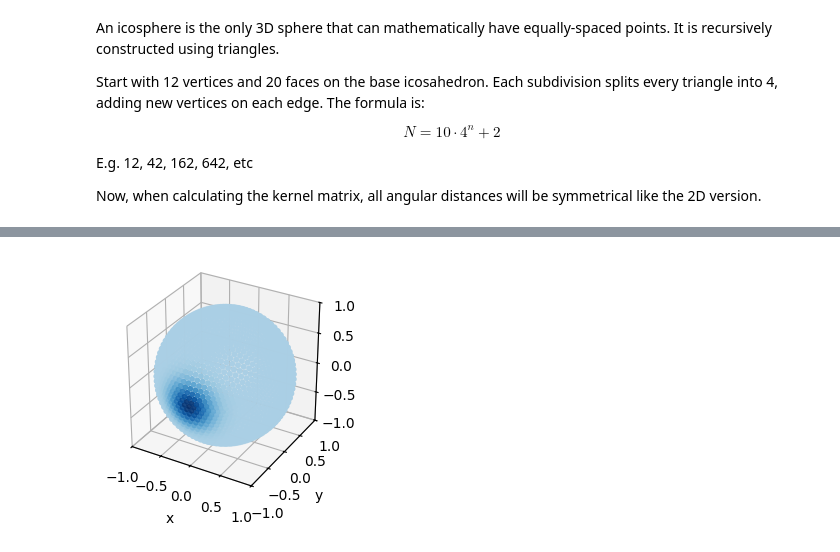
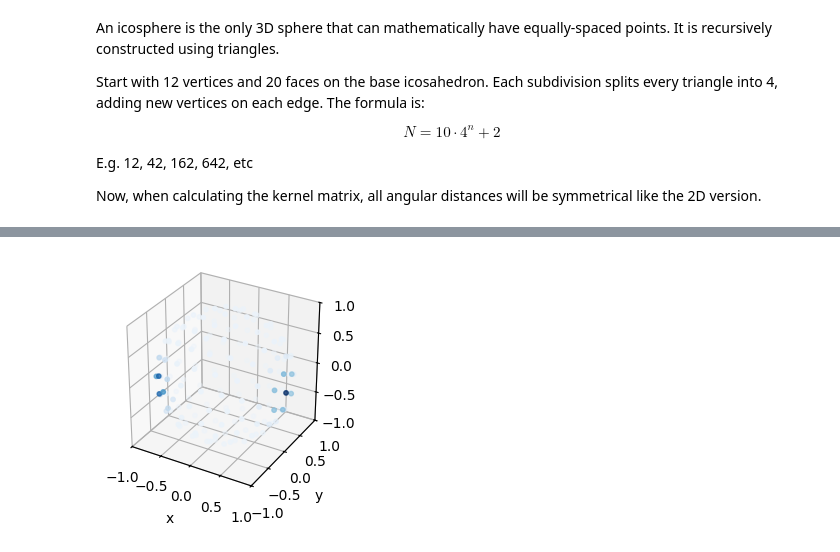
Before and after one commit to noah-ginzburg/RANController, a Jupyter notebook: RAN/mean_field_model_3d.ipynb, the cells around one changed output, grey strips where cells are left out. Saved outputs shown, nothing was run; the diff lists cells and outputs as text; code cells hidden in the pictures.

```diff
--- a/RAN/mean_field_model_3d.ipynb
+++ b/RAN/mean_field_model_3d.ipynb
@@ -106,7 +106,7 @@ def polar_to_cartesian_3D(points):
 #Assumes polar coordinates, will produce a logic error otherwise
 def geodesic_distance(point1, point2):
     #Aka central angular distance
-    alpha = np.arccos(np.clip(np.cos(point1[THETA]) * np.cos(point2[THETA]) + np.sin(point1[THETA]) * np.sin(point2[THETA]) * np.cos(point1[PHI] - point2[PHI])), -1, 1)
+    alpha = np.arccos(np.clip(np.cos(point1[THETA]) * np.cos(point2[THETA]) + np.sin(point1[THETA]) * np.sin(point2[THETA]) * np.cos(point1[PHI] - point2[PHI]), -1, 1))
     return alpha
 
 def plot_polar_points_3D(points, scalar_vals):
@@ -212,7 +210,7 @@ targets = [target1]
 # %%
 #RAN Functions, all assume polar coordinates
 
-def genetate_connection_matrix(sphere_points, J0, J):
+def genetate_connection_matrix(sphere_points, J0, J, v_val):
     num_nodes = len(sphere_points)
     M = np.zeros((num_nodes, num_nodes))
     alphas = np.zeros((num_nodes, num_nodes))
@@ -220,7 +218,9 @@ def genetate_connection_matrix(sphere_points, J0, J):
     for i in range(num_nodes):
         for j in range(num_nodes):
             alphas[i, j] = geodesic_distance(sphere_points[i], sphere_points[j])
-            M[i, j] = J0 + J*np.cos(alphas[i,j])
+            #M[i, j] = J0 + J*np.cos(alphas[i,j])
+            M[i, j] = J0 + J * np.cos(np.pi * np.power((alphas[i,j]/np.pi), v_val)) * (1/num_nodes)
+
 
     return alphas, M
 _
@@ -237,21 +237,21 @@ def generate_sensory_input(sphere_points, targets, kappa):
     b *= (1/np.sqrt(num_nodes))
     return b
 
-def generate_RAN_with_history(u_val, num_nodes, M, num_integrations, dt, sigma, beta, b, target_angles, target_qualities):
+def generate_RAN_with_history(u_val, num_nodes, M, num_integrations, dt, sigma, beta, b):
     # Static RAN run
     z      = np.zeros(num_nodes)
     z_next = np.zeros(num_nodes)
     y      = np.zeros((num_integrations, num_nodes))
 
     for t in range(num_integrations):
-        noise = rand_link_func(y[t], sigma * np.sqrt(dt), 1.0/np.sqrt(N_s))
+        noise = rand_link_func(y[t], sigma * np.sqrt(dt), 1.0/np.sqrt(num_nodes))
         z = z + dt * (-z + np.tanh(u_val * (M @ z) + b - beta) - np.tanh(-beta) + noise)
         y[t] = z
 
     return y
 # %%
 # Node positions and connectivity
-alphas, M = genetate_connection_matrix(nodes, 0, np.pi/100)
+alphas, M = genetate_connection_matrix(nodes, 0, 5, 0.4)
 
 fig, ax = plt.subplots(figsize=(5, 5))
 ax.scatter(alphas, M, color='blue')
@@ -272,29 +281,79 @@ plt.show()
 # %%
-T = 200
+T = 400
 b = generate_sensory_input(nodes, targets, kappa)
-# y = generate_RAN_with_history(u, N_s, M, T, dt, sigma, beta, b, targets, gammas)
-# z_final = y[-1]
+y = generate_RAN_with_history(3.0, N_s, M, T, dt, 15.0, beta, b)
+z_final = y[-1]
 
 # vel_vec_2D = find_vel_avg(theta, z_final)
 
-# plot_ring_cartesian(b, theta, "b (external sensing)")
-# plot_ring_cartesian(z_final, theta, "z (RAN dynamics)")
-# plot_ring_polar(b, theta, "b (external sensing)")
-# plot_ring_polar(z_final, theta, "z (RAN dynamics)")
-
-# plt.figure(figsize=(8,5))
-# plt.imshow(y.T, aspect='auto', origin='lower', cmap='viridis', extent=[0, T, -np.pi, np.pi])
-# plt.colorbar(label='Neural Activation')
-
-#plt.plot()
-
-b_vis = []
+vis = []
 
 for i in range(len(nodes)):
-    b_vis.append((1, nodes[i][PHI], nodes[i][THETA]))
+    vis.append((1, nodes[i][PHI], nodes[i][THETA]))
+
+plot_polar_points_3D(vis, b)
+plot_polar_points_3D(vis, z_final)
+
+cloud = pv.PolyData(polar_to_cartesian_3D(nodes))
+cloud['activation'] = z_final
+cloud.plot(scalars='activation', cmap='plasma', point_size=10,
+render_points_as_spheres=True, window_size=[600, 300])
+
+
+cartesian_points = polar_to_cartesian_3D(nodes.copy())
+fig, (ax1, ax2, ax3) = plt.subplots(1, 3)
+ax1.scatter(cartesian_points[:, X], cartesian_points[:, Y], c=z_final, cmap='Blues')
+# ax1.set_title(f'Matrix kernel M')
+ax1.set_xlabel(f'X')
+ax1.set_ylabel(f'Y')
+ax1.set_aspect('equal')
+
+ax2.scatter(cartesian_points[:, X], cartesian_points[:, Z], c=z_final, cmap='Blues')
+# ax1.set_title(f'Matrix kernel M')
+ax2.set_xlabel(f'X')
+ax2.set_ylabel(f'Z')
+ax2.set_aspect('equal')
+
+ax3.scatter(cartesian_points[:, Y], cartesian_points[:, Z], c=z_final, cmap='Blues')
+# ax1.set_title(f'Matrix kernel M')
+ax3.set_xlabel(f'Y')
+ax3.set_ylabel(f'Z')
+ax3.set_aspect('equal')
+
+plt.tight_layout()
+plt.show()
+
+
+ref_node = np.argmax(b)
+angles = [geodesic_distance(nodes[i], nodes[ref_node]) for i in range(len(nodes))]
+sorted_pairs = sorted(zip(angles, b))
+angles_sorted, b_sorted = zip(*sorted_pairs)
+plt.title('Sensory Input Centred Around Node with Highest Firing Rate')
+plt.xlabel('Central Anglular Distance to Reference Node')
+plt.ylabel('Firing Rate')
+
+plt.text(0.5, 0.5, f'ref node: φ={nodes[ref_node][PHI]:.2f}, θ={nodes[ref_node][THETA]:.2f}', transform=ax.transAxes)
+# plt.axvline(x=0, color='red', linestyle='--', label='reference node')
+plt.ylim(0, 2)
+plt.plot(angles_sorted, b_sorted)
+plt.show()
+
+# plt.plot(z_final)
+ref_node = np.argmax(z_final)
+angles = [geodesic_distance(nodes[i], nodes[ref_node]) for i in range(len(nodes))]
+sorted_pairs = sorted(zip(angles, z_final))
+angles_sorted, z_sorted = zip(*sorted_pairs)
+plt.title('Ring Dynamics Centred Around Node with Highest Firing Rate')
+plt.xlabel('Central Anglular Distance to Reference Node')
+plt.ylabel('Firing Rate')
+
+plt.text(0.5, 0.5, f'ref node: φ={nodes[ref_node][PHI]:.2f}, θ={nodes[ref_node][THETA]:.2f}', transform=ax.transAxes)
+# plt.axvline(x=0, color='red', linestyle='--', label='reference node')
+plt.ylim(0, 2)
+plt.scatter(angles_sorted, z_sorted, s=7)
 
 
 
-plot_polar_points_3D(b_vis, b)
+plt.show()
 # %% [output]
-[figure, old version]
+[figure, new version]
```
Also changed, not shown: parts of 7 cells of this notebook, 1 other file.
